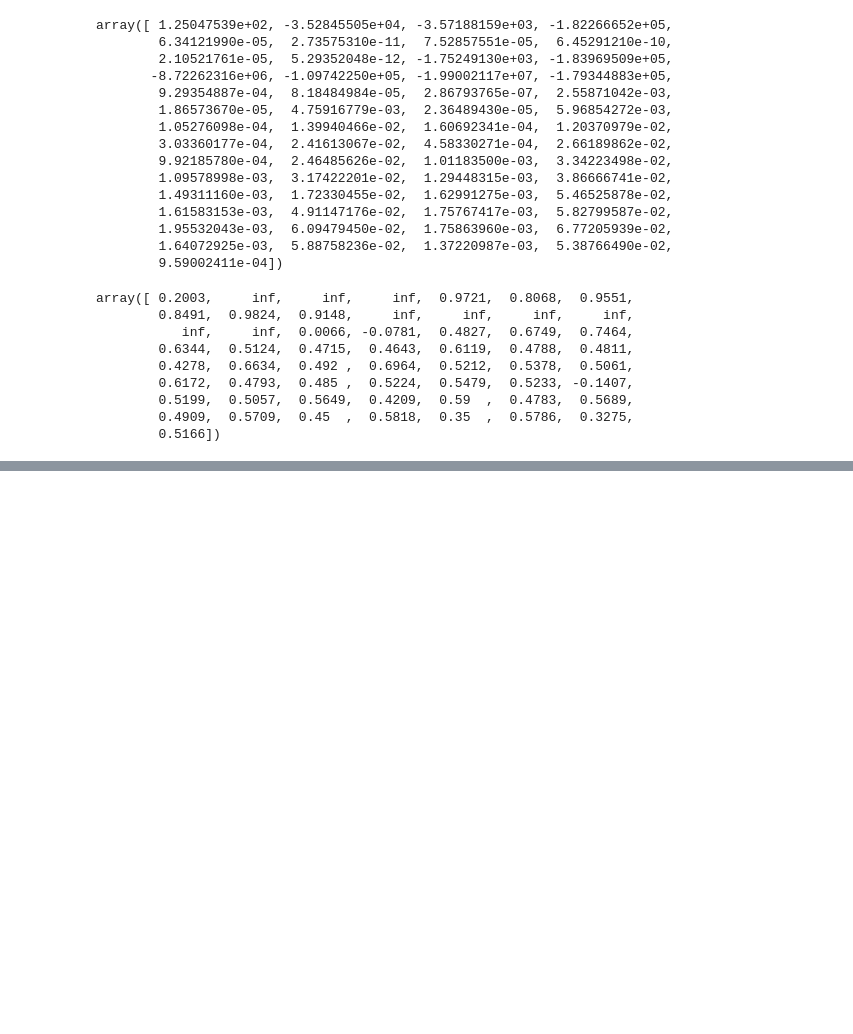
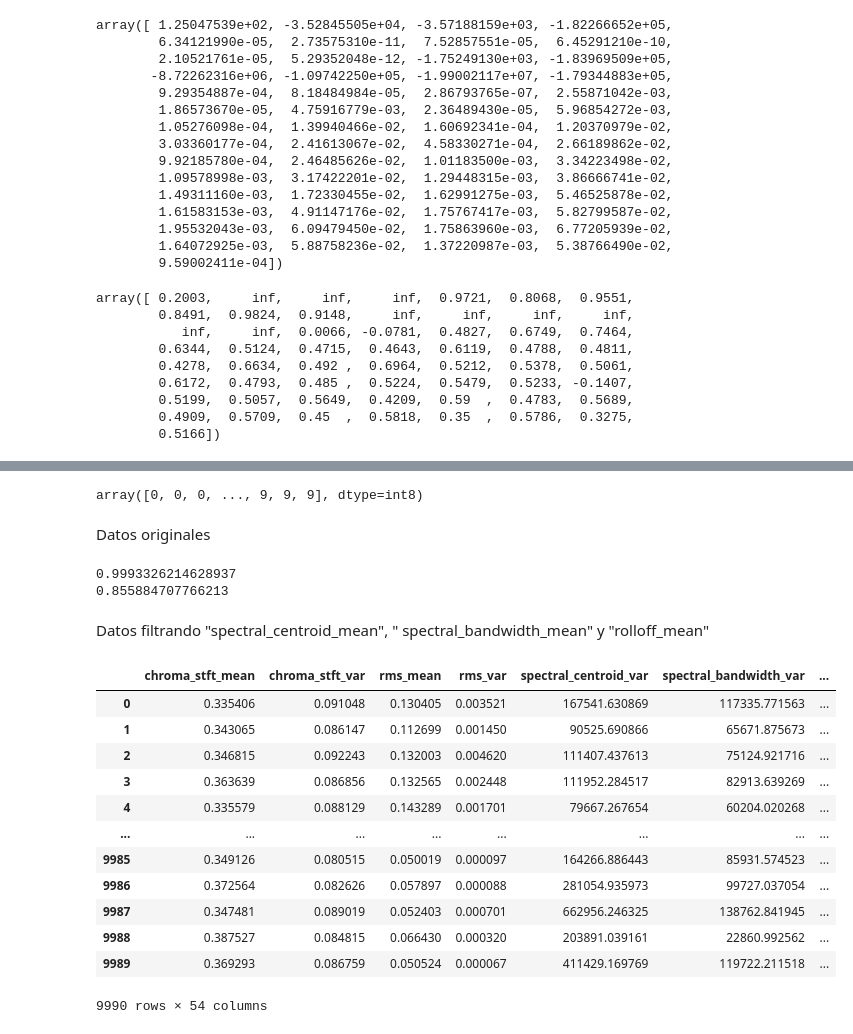
Before and after one commit to mmonto95eafit/music-genre, a Jupyter notebook: statistics/descripcion_datos_multivariantes.ipynb, the cells around one changed output, grey strips where cells are left out. Drawn from its saved outputs; the diff is of its cells as text; code cells hidden in the pictures; blank space fills up the shorter version.

```diff
--- a/statistics/descripcion_datos_multivariantes.ipynb
+++ b/statistics/descripcion_datos_multivariantes.ipynb
@@ -348,0 +413,10 @@ pd.DataFrame(R2,cols)
+# %%
+from sklearn.ensemble import RandomForestClassifier
+from sklearn.model_selection import train_test_split
+
+y  = df['label'].cat.codes.values
+y
+# %% [output]
+array([0, 0, 0, ..., 9, 9, 9], dtype=int8)
+# %% [markdown]
+Datos originales
@@ -348,0 +425,30 @@ pd.DataFrame(R2,cols)
+# %%
+model = RandomForestClassifier()
+model.fit(x_train, y_train)
+train = model.score(x_train, y_train)
+test = model.score(x_test, y_test)
+
+print(train)
+print(test)
+# %% [output]
+0.9993326214628937
+0.855884707766213
+# %% [markdown]
+Datos filtrando "spectral_centroid_mean", " spectral_bandwidth_mean" y  "rolloff_mean"
+# %%
+df_x_cf = df_x.drop(['spectral_centroid_mean','spectral_bandwidth_mean','rolloff_mean'],axis=1)
+df_x_cf
+# %% [output]
+|  | chroma_stft_mean | chroma_stft_var | rms_mean | rms_var | spectral_centroid_var | spectral_bandwidth_var | ... |
+| 0 | 0.335406 | 0.091048 | 0.130405 | 0.003521 | 167541.630869 | 117335.771563 | ... |
+| 1 | 0.343065 | 0.086147 | 0.112699 | 0.001450 | 90525.690866 | 65671.875673 | ... |
+| 2 | 0.346815 | 0.092243 | 0.132003 | 0.004620 | 111407.437613 | 75124.921716 | ... |
+| 3 | 0.363639 | 0.086856 | 0.132565 | 0.002448 | 111952.284517 | 82913.639269 | ... |
+| 4 | 0.335579 | 0.088129 | 0.143289 | 0.001701 | 79667.267654 | 60204.020268 | ... |
+| ... | ... | ... | ... | ... | ... | ... | ... |
+| 9985 | 0.349126 | 0.080515 | 0.050019 | 0.000097 | 164266.886443 | 85931.574523 | ... |
+| 9986 | 0.372564 | 0.082626 | 0.057897 | 0.000088 | 281054.935973 | 99727.037054 | ... |
+| 9987 | 0.347481 | 0.089019 | 0.052403 | 0.000701 | 662956.246325 | 138762.841945 | ... |
+| 9988 | 0.387527 | 0.084815 | 0.066430 | 0.000320 | 203891.039161 | 22860.992562 | ... |
+| 9989 | 0.369293 | 0.086759 | 0.050524 | 0.000067 | 411429.169769 | 119722.211518 | ... |
+9990 rows × 54 columns
```
Also changed, not shown: parts of 28 cells of this notebook.
